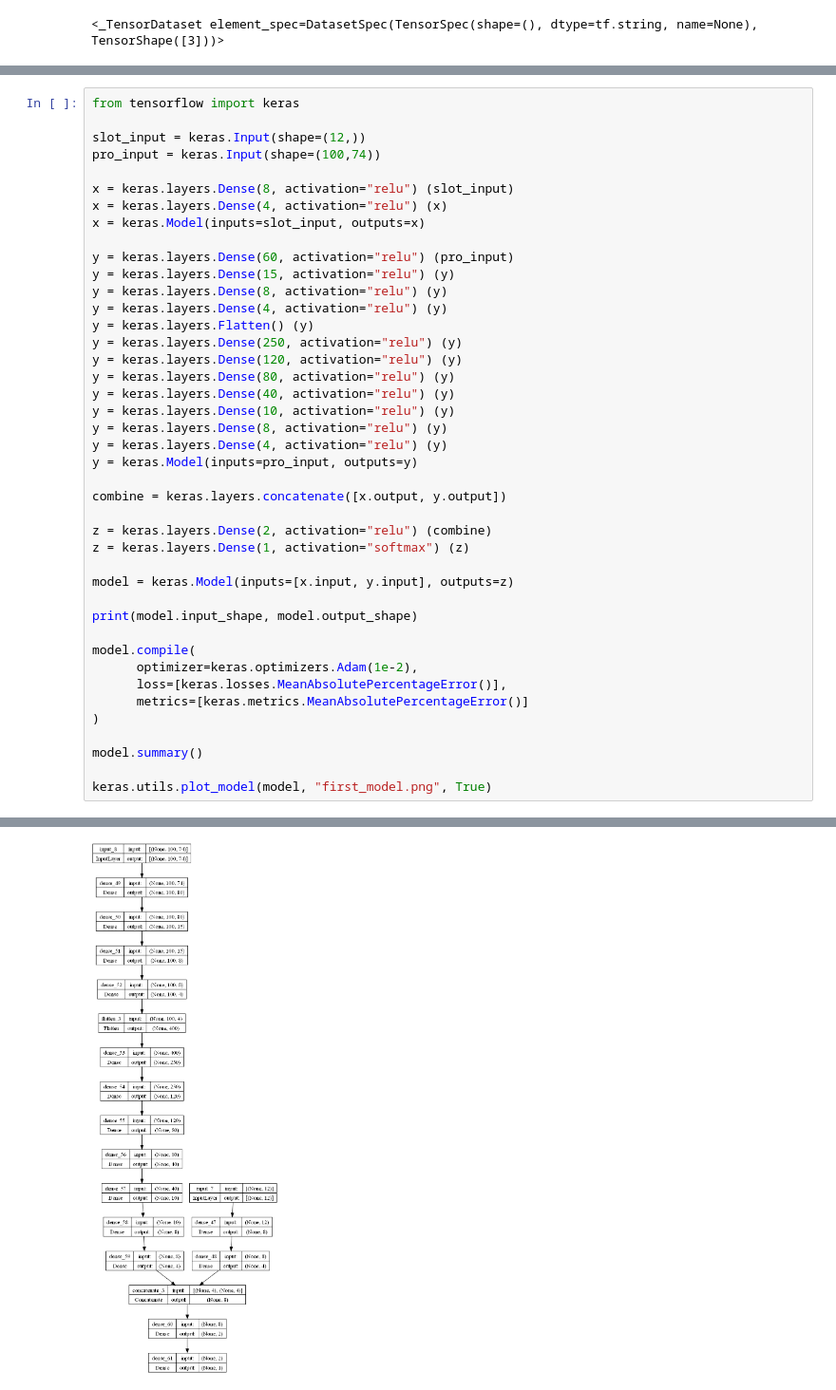
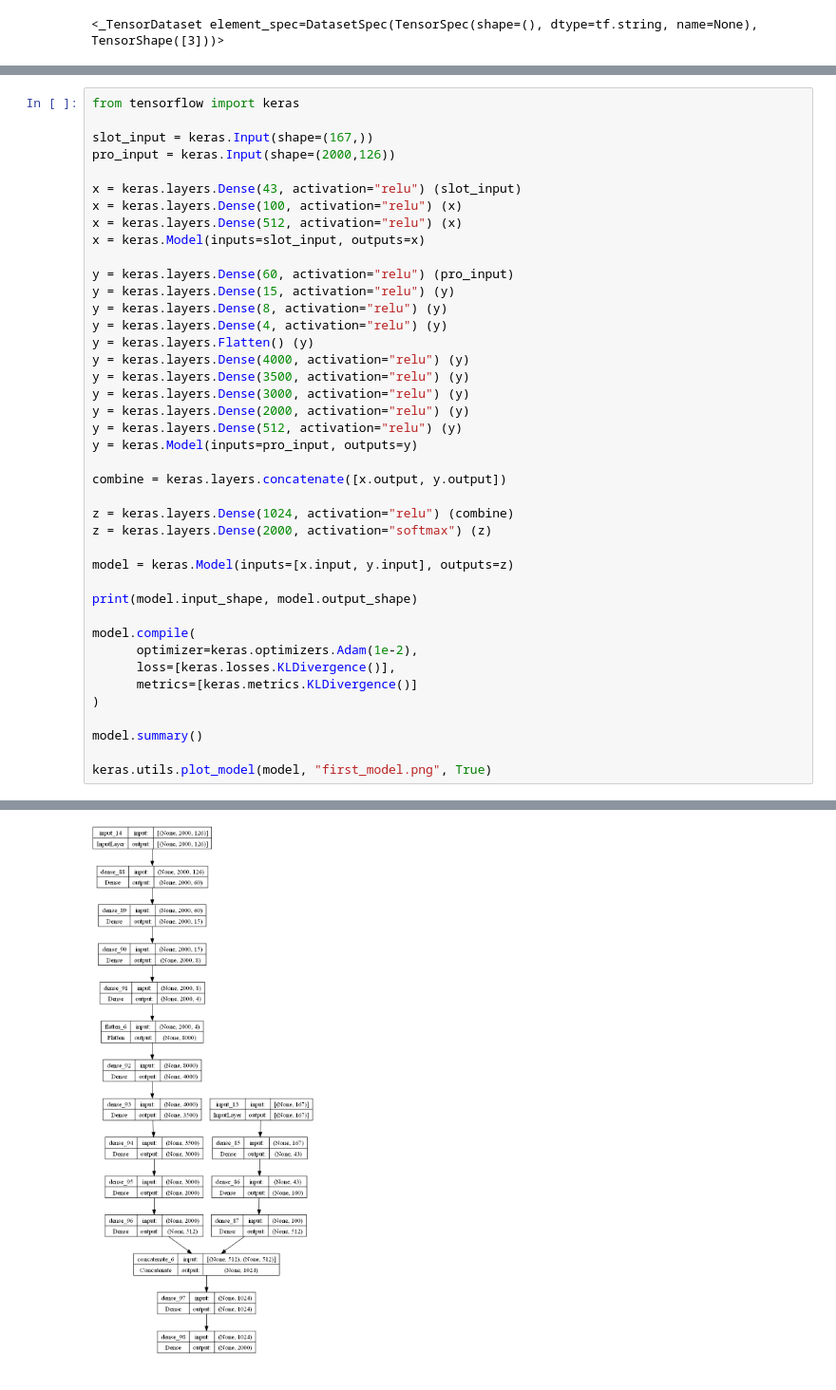
Before and after one commit to Chm-vinicius/coolab_tensorflow_study, a Jupyter notebook: machine_learn.ipynb, the cells around one changed output, grey strips where cells are left out. Shown at 95% size. Cells and saved outputs as stored; diff of their text form.

```diff
--- a/machine_learn.ipynb
+++ b/machine_learn.ipynb
@@ -261,11 +262,12 @@ Vaga: <dtype: 'int32'>
 # %%
 from tensorflow import keras
 
-slot_input = keras.Input(shape=(12,))
-pro_input = keras.Input(shape=(100,74))
+slot_input = keras.Input(shape=(167,))
+pro_input = keras.Input(shape=(2000,126))
 
-x = keras.layers.Dense(8, activation="relu") (slot_input)
-x = keras.layers.Dense(4, activation="relu") (x)
+x = keras.layers.Dense(43, activation="relu") (slot_input)
+x = keras.layers.Dense(100, activation="relu") (x)
+x = keras.layers.Dense(512, activation="relu") (x)
 x = keras.Model(inputs=slot_input, outputs=x)
 
 y = keras.layers.Dense(60, activation="relu") (pro_input)
@@ -273,19 +275,17 @@ y = keras.layers.Dense(15, activation="relu") (y)
 y = keras.layers.Dense(8, activation="relu") (y)
 y = keras.layers.Dense(4, activation="relu") (y)
 y = keras.layers.Flatten() (y)
-y = keras.layers.Dense(250, activation="relu") (y)
-y = keras.layers.Dense(120, activation="relu") (y)
-y = keras.layers.Dense(80, activation="relu") (y)
-y = keras.layers.Dense(40, activation="relu") (y)
-y = keras.layers.Dense(10, activation="relu") (y)
-y = keras.layers.Dense(8, activation="relu") (y)
-y = keras.layers.Dense(4, activation="relu") (y)
+y = keras.layers.Dense(4000, activation="relu") (y)
+y = keras.layers.Dense(3500, activation="relu") (y)
+y = keras.layers.Dense(3000, activation="relu") (y)
+y = keras.layers.Dense(2000, activation="relu") (y)
+y = keras.layers.Dense(512, activation="relu") (y)
 y = keras.Model(inputs=pro_input, outputs=y)
 
 combine = keras.layers.concatenate([x.output, y.output])
 
-z = keras.layers.Dense(2, activation="relu") (combine)
-z = keras.layers.Dense(1, activation="softmax") (z)
+z = keras.layers.Dense(1024, activation="relu") (combine)
+z = keras.layers.Dense(2000, activation="softmax") (z)
 
 model = keras.Model(inputs=[x.input, y.input], outputs=z)
 
@@ -293,8 +293,8 @@ print(model.input_shape, model.output_shape)
 
 model.compile(
       optimizer=keras.optimizers.Adam(1e-2),
-      loss=[keras.losses.MeanAbsolutePercentageError()],
-      metrics=[keras.metrics.MeanAbsolutePercentageError()]
+      loss=[keras.losses.KLDivergence()],
+      metrics=[keras.metrics.KLDivergence()]
 )
 
 model.summary()
@@ -319,5 +319,5 @@ Trainable params: 151364 (591.27 KB)
 Non-trainable params: 0 (0.00 Byte)
 __________________________________________________________________________________________________
-[figure, old version]
+[figure, new version]
 # %%
 # dtst = keras.utils.to_categorical(dataset.choose_from_datasets(dataset, [0]), dtype="float32")
```
Also changed, not shown: parts of 22 cells of this notebook, 1 other file.
